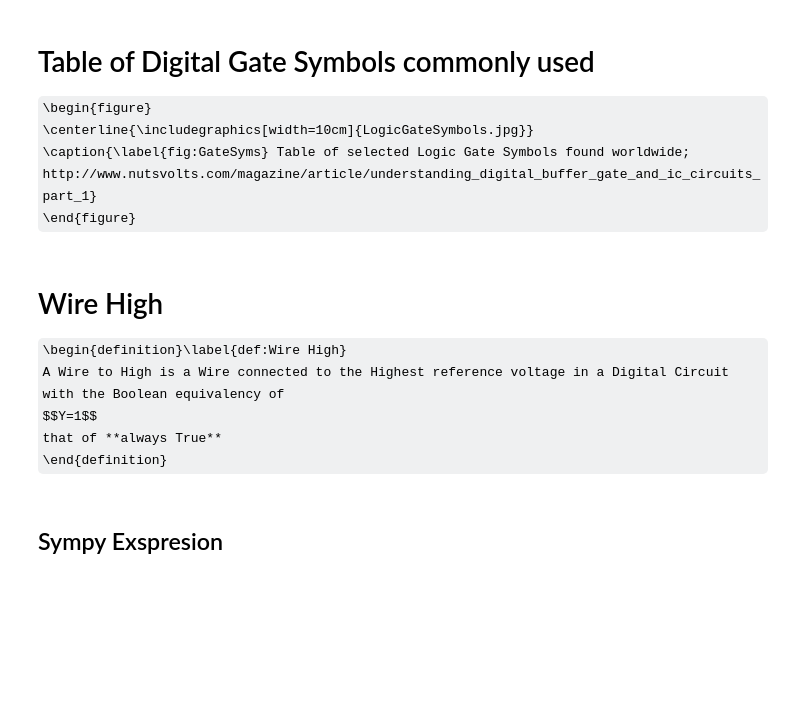
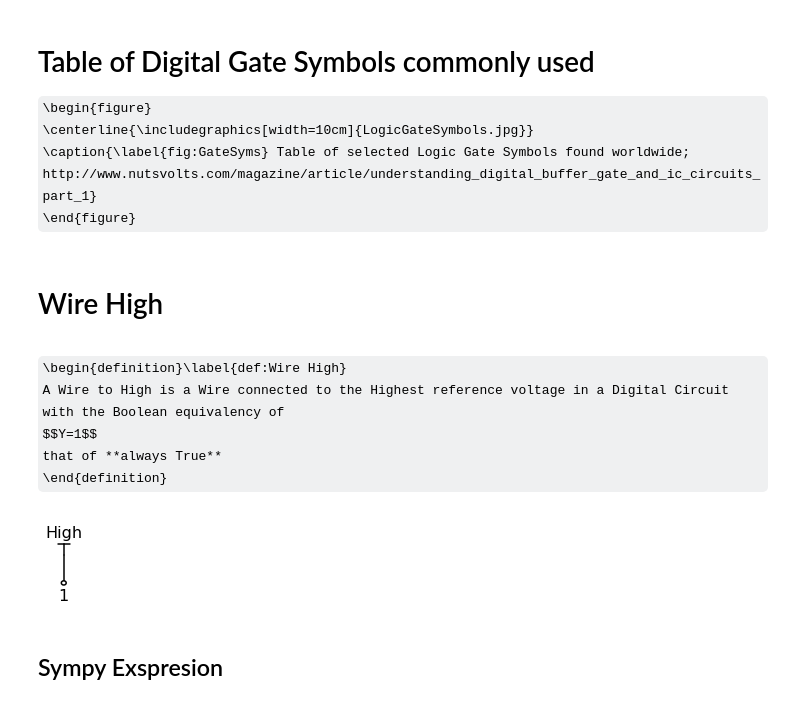
Before and after one commit to PyLCARS/PythonUberHDL, a Jupyter notebook: myHDL_DigLogicFundamentals/myHDL_LogicGates/myHDL_LogicGates.ipynb, the cells around one changed output. Drawn from its saved outputs; the diff is of its cells as text; code cells hidden in the pictures; some formulas as TeX source; blank space fills up the shorter version.

```diff
--- a/myHDL_DigLogicFundamentals/myHDL_LogicGates/myHDL_LogicGates.ipynb
+++ b/myHDL_DigLogicFundamentals/myHDL_LogicGates/myHDL_LogicGates.ipynb
@@ -86,13 +96,22 @@ def TruthTabelGenrator(BoolSymFunc):
 \centerline{\includegraphics[width=10cm]{LogicGateSymbols.jpg}}
 \caption{\label{fig:GateSyms} Table of selected Logic Gate Symbols found worldwide; http://www.nutsvolts.com/magazine/article/understanding_digital_buffer_gate_and_ic_circuits_part_1}
 \end{figure}
+# %% [markdown]
+# Wire High
 # %% [markdown]
-# Wire High
 \begin{definition}\label{def:Wire High}
 A Wire to High is a Wire connected to the Highest reference voltage in a Digital Circuit with the Boolean equivalency of
 $$Y=1$$
 that of **always True**
 \end{definition}
+# %%
+d = schem.Drawing(unit=.5)
+d.add(e.VDD, label='High')
+d.add(e.LINE, l=d.unit*2, d='down')
+d.add(e.DOT_OPEN, botlabel='$1$')
+d.draw()
+# %% [output]
+[figure, added]
 # %% [markdown]
 ## Sympy Exspresion
 # %%
```
Also changed, not shown: parts of 68 cells of this notebook, 18 other files.
